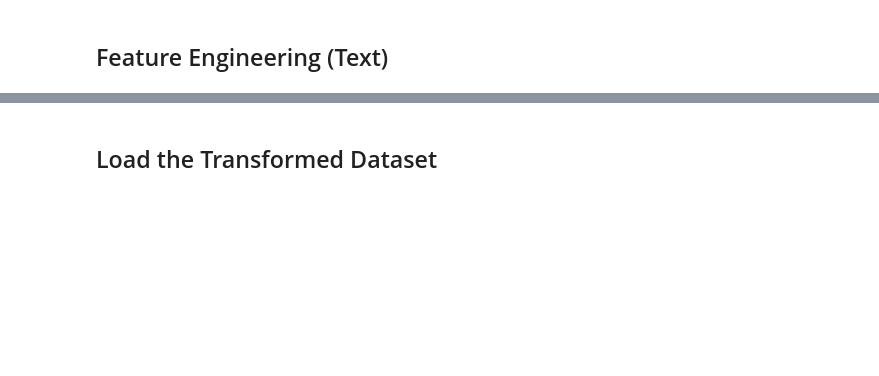
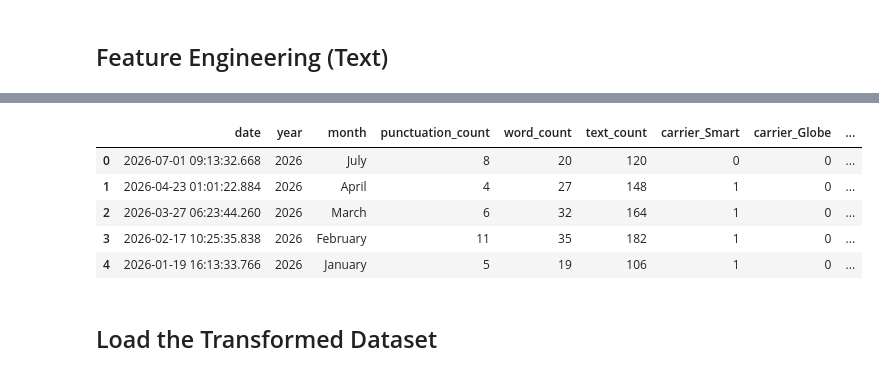
Before and after one commit to leiandrei/sms-smishing-classification, a Jupyter notebook: notebooks/01_exploratory_da.ipynb, the cells around one changed output, grey strips where cells are left out. Cells and saved outputs as stored; diff of their text form; code cells hidden in the pictures; blank space fills up the shorter version.

```diff
--- a/notebooks/01_exploratory_da.ipynb
+++ b/notebooks/01_exploratory_da.ipynb
@@ -236,2 +292,36 @@ Text(0.5, 1.0, 'Feature Significance')
 # %% [markdown]
 ## Feature Engineering (Text)
+# %%
+import nltk
+nltk.download('stopwords')
+from nltk.corpus import stopwords
+
+# removing stopwords: words that has little to no weight
+
+TAGALOG_STOPWORDS = {
+    'ang','mga','ng','sa','na','ay','at','ito','iyon','yan','yun','si','ni','kay',
+    'ako','ikaw','ka','siya','kami','tayo','kayo','sila','ko','mo','niya','namin',
+    'natin','ninyo','nila','akin','iyo','kanya','amin','atin','inyo','kanila',
+    'iyan','doon','dito','diyan','paano','bakit','saan','kailan','sino',
+    'ano','alin','ba','po','opo','oo','hindi','wag','huwag','lang','din','rin',
+    'pa','nga','naman','kung','kapag','dahil','kasi','para','upang','pero',
+    'ngunit','o','may','meron','wala','yung','yong','nung','noon',
+    'ganito','ganyan','ganoon','sana','daw','raw','muna','ulit','uli','talaga'
+}
+
+STOPWORDS = set(stopwords.words('english')) | TAGALOG_STOPWORDS
+
+def remove_stopwords(text: str) -> str:
+    tokens = [t for t in str(text).split() if t not in STOPWORDS and t != '']
+    return ' '.join(tokens)
+
+clean['text_transformed'] = clean['text_transformed'].apply(remove_stopwords)
+clean['dedup_group_id'] = clean['text_transformed'].factorize()[0]
+clean = clean.drop(['text'], axis=1)
+
+# reorganize columns
+clean = clean[['date', 'year', 'month', 'punctuation_count',
+               'word_count', 'text_count', 'carrier_Smart', 'carrier_Globe', 'carrier_DITO',
+               'carrier_Unknown', 'dedup_group_id', 'text_transformed','target']]
+clean.head()
+# %% [output]
@@ -238,2 +331,8 @@ Text(0.5, 1.0, 'Feature Significance')
+|  | date | year | month | punctuation_count | word_count | text_count | carrier_Smart | carrier_Globe | ... |
+| 0 | 2026-07-01 09:13:32.668 | 2026 | July | 8 | 20 | 120 | 0 | 0 | ... |
+| 1 | 2026-04-23 01:01:22.884 | 2026 | April | 4 | 27 | 148 | 1 | 0 | ... |
+| 2 | 2026-03-27 06:23:44.260 | 2026 | March | 6 | 32 | 164 | 1 | 0 | ... |
+| 3 | 2026-02-17 10:25:35.838 | 2026 | February | 11 | 35 | 182 | 1 | 0 | ... |
+| 4 | 2026-01-19 16:13:33.766 | 2026 | January | 5 | 19 | 106 | 1 | 0 | ... |
 # %% [markdown]
 ## Load the Transformed Dataset
```
Also changed, not shown: parts of 6 cells of this notebook.
